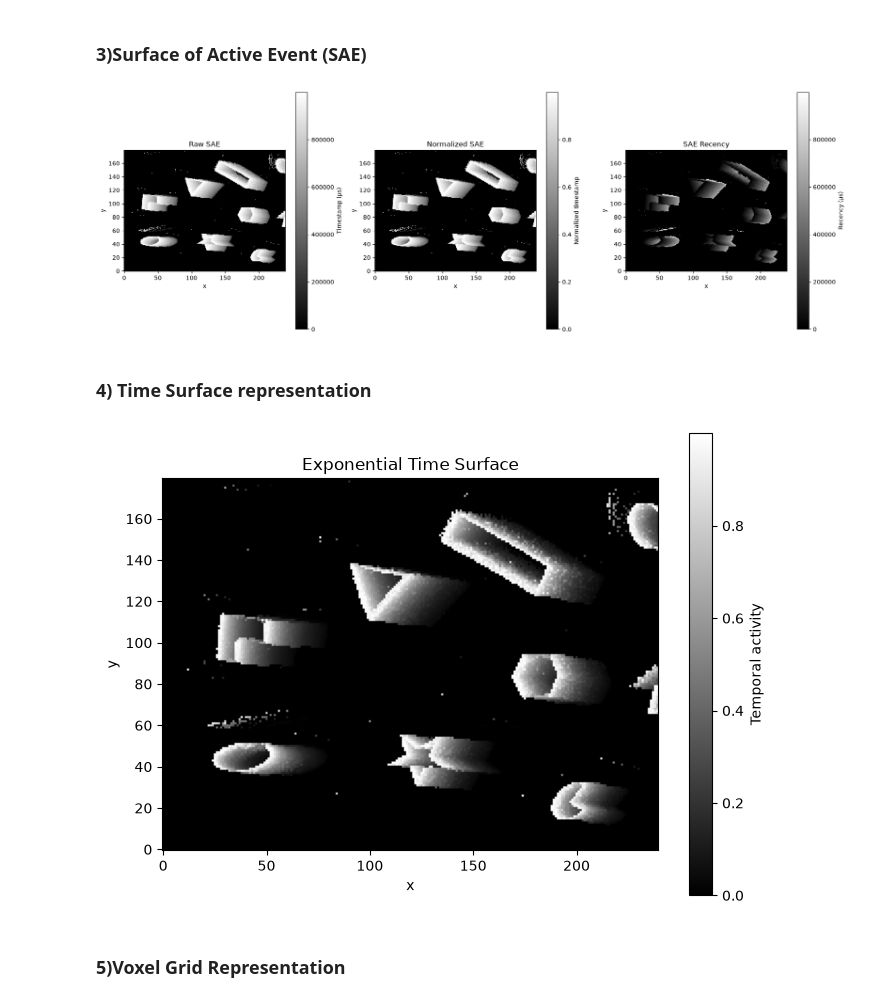
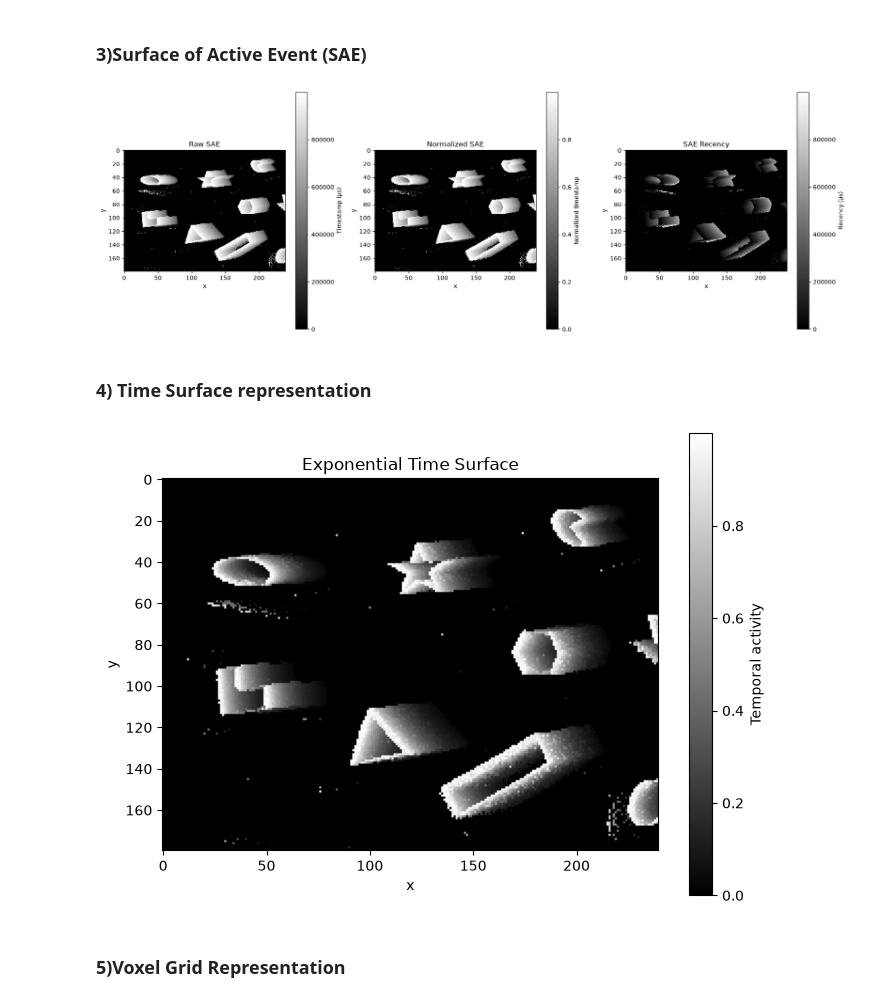
Before and after one commit to mvbc-22/SNN_VIO, a Jupyter notebook: notebooks/01_tonic_davis_test.ipynb, the cells around one changed output. Cells and saved outputs as stored; diff of their text form; code cells hidden in the pictures.

```diff
--- a/notebooks/01_tonic_davis_test.ipynb
+++ b/notebooks/01_tonic_davis_test.ipynb
@@ -290,7 +294,7 @@ fig, axes = plt.subplots(1, 3, figsize=(18, 6))
 im1 = axes[0].imshow(
     sae,
     cmap="gray",
-    origin="lower"
+    origin="upper"
 )
 axes[0].set_title("Raw SAE")
 axes[0].set_xlabel("x")
@@ -301,7 +305,7 @@ fig.colorbar(im1, ax=axes[0], label="Timestamp (μs)")
 im2 = axes[1].imshow(
     sae_vis,
     cmap="gray",
-    origin="lower"
+    origin="upper"
 )
 axes[1].set_title("Normalized SAE")
 axes[1].set_xlabel("x")
@@ -312,7 +316,7 @@ fig.colorbar(im2, ax=axes[1], label="Normalized timestamp")
 im3 = axes[2].imshow(
     sae_recency,
     cmap="gray",
-    origin="lower"
+    origin="upper"
 )
 axes[2].set_title("SAE Recency")
 axes[2].set_xlabel("x")
@@ -322,7 +326,7 @@ fig.colorbar(im3, ax=axes[2], label="Recency (μs)")
 plt.tight_layout()
 plt.show()
 # %% [output]
-[figure, old version]
+[figure, new version]
 # %% [markdown]
 ### 4) Time Surface representation
 # %%
@@ -354,19 +358,19 @@ ts_exp[valid] = np.exp(
 # %%
 plt.figure(figsize=(8, 6))
 
 plt.imshow(
     ts_exp,
     cmap="gray",
-    origin="lower"
+    origin="upper"
 )
 
 plt.xlabel("x")
 plt.ylabel("y")
 plt.title("Exponential Time Surface")
 plt.colorbar(label="Temporal activity")
 
 plt.show()
 # %% [output]
-[figure, old version]
+[figure, new version]
 # %% [markdown]
 ### 5)Voxel Grid Representation
```
Also changed, not shown: parts of 22 cells of this notebook.
